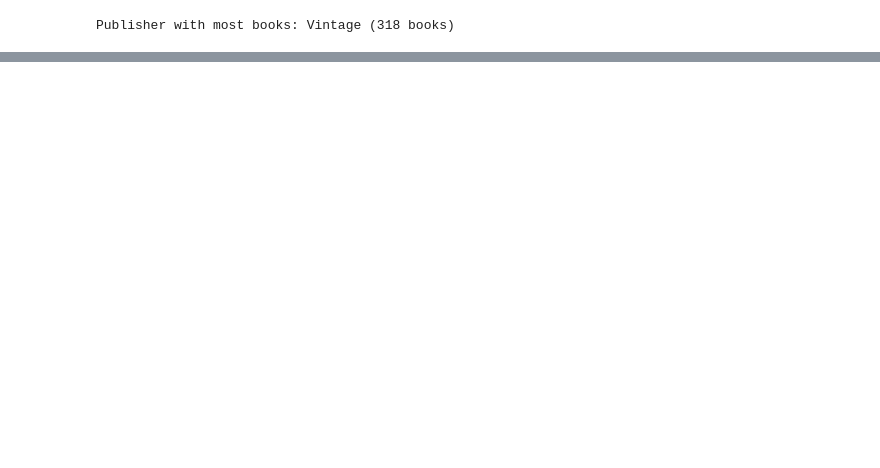
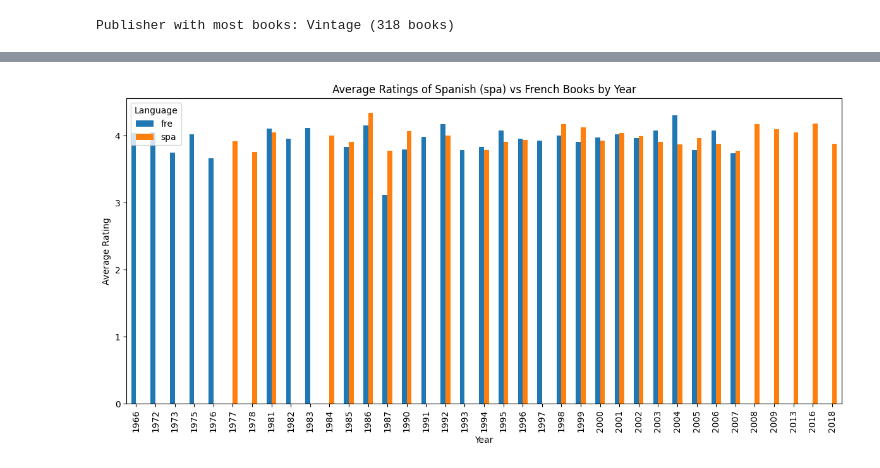
Before and after one commit to asdev-flower/data-analysis-projects, a Jupyter notebook: data-viz-with-py/studio/data-viz-studio.ipynb, the cells around one changed output, grey strips where cells are left out. Drawn from its saved outputs; the diff is of its cells as text; code cells hidden in the pictures; blank space fills up the shorter version.

```diff
--- a/data-viz-with-py/studio/data-viz-studio.ipynb
+++ b/data-viz-with-py/studio/data-viz-studio.ipynb
@@ -96,0 +111,25 @@ plt.show()
+# %%
+#I want to compare the average rating of spanish vs french books over the years, i think i want to use a bar chart to do this
+# Filter for Spanish and French books and use copy because i was getting a warning
+filtered_books = df[df['language_code'].isin(['spa', 'fre'])].copy()
+
+# Make sure 'year' is numeric
+# Make sure x axis is in chronological order
+filtered_books['year'] = pd.to_numeric(filtered_books['year'], errors='coerce')
+avg_ratings = avg_ratings.sort_index()
+
+
+# Group by year and language_code and calculate the average rating
+# Unstack: Converts language_code into separate columns
+avg_ratings = filtered_books.groupby(['year', 'language_code'])['average_rating'].mean().unstack()
+
+# Plot
+avg_ratings.plot(kind='bar', figsize=(12,6))
+plt.title('Average Ratings of Spanish (spa) vs French Books by Year')
+plt.xlabel('Year')
+plt.ylabel('Average Rating')
+plt.legend(title='Language')
+plt.tight_layout()
+plt.show()
+# %% [output]
+[figure, added]
```
Also changed, not shown: parts of 4 cells of this notebook.
